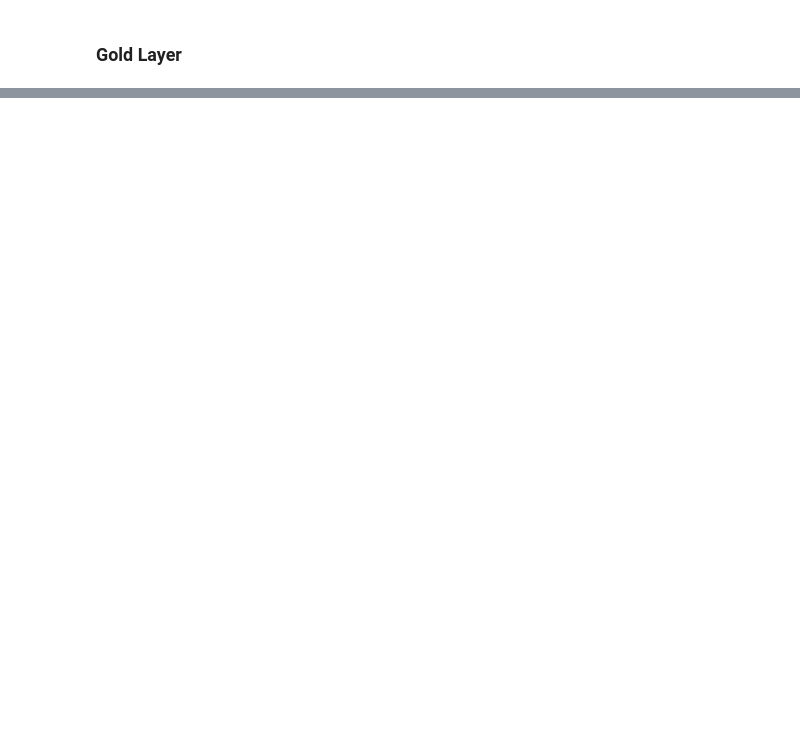
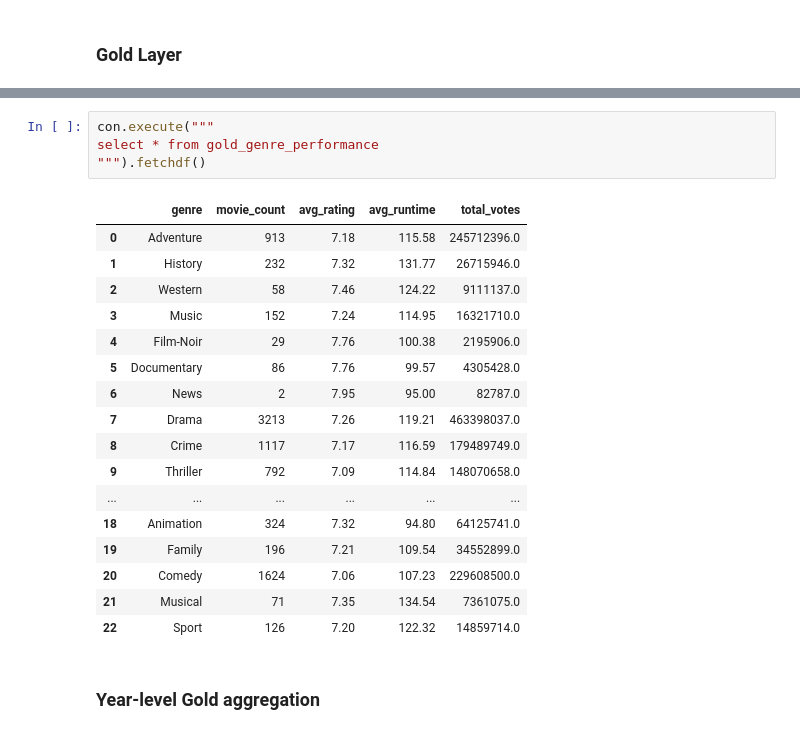
Before and after one commit to gloriabee/DataTest, a Jupyter notebook: gold.ipynb, the cells around one changed output, grey strips where cells are left out. Cells and saved outputs as stored; diff of their text form; blank space fills up the shorter version.

```diff
--- a/gold.ipynb
+++ b/gold.ipynb
@@ -87,0 +243,24 @@ movies_genres_df.head()
+# %%
+con.execute("""
+select * from gold_genre_performance
+""").fetchdf()
+# %% [output]
+|  | genre | movie_count | avg_rating | avg_runtime | total_votes |
+| 0 | Adventure | 913 | 7.18 | 115.58 | 245712396.0 |
+| 1 | History | 232 | 7.32 | 131.77 | 26715946.0 |
+| 2 | Western | 58 | 7.46 | 124.22 | 9111137.0 |
+| 3 | Music | 152 | 7.24 | 114.95 | 16321710.0 |
+| 4 | Film-Noir | 29 | 7.76 | 100.38 | 2195906.0 |
+| 5 | Documentary | 86 | 7.76 | 99.57 | 4305428.0 |
+| 6 | News | 2 | 7.95 | 95.00 | 82787.0 |
+| 7 | Drama | 3213 | 7.26 | 119.21 | 463398037.0 |
+| 8 | Crime | 1117 | 7.17 | 116.59 | 179489749.0 |
+| 9 | Thriller | 792 | 7.09 | 114.84 | 148070658.0 |
+| ... | ... | ... | ... | ... | ... |
+| 18 | Animation | 324 | 7.32 | 94.80 | 64125741.0 |
+| 19 | Family | 196 | 7.21 | 109.54 | 34552899.0 |
+| 20 | Comedy | 1624 | 7.06 | 107.23 | 229608500.0 |
+| 21 | Musical | 71 | 7.35 | 134.54 | 7361075.0 |
+| 22 | Sport | 126 | 7.20 | 122.32 | 14859714.0 |
+# %% [markdown]
+### Year-level Gold aggregation
```
Also changed, not shown: parts of 28 cells of this notebook.
